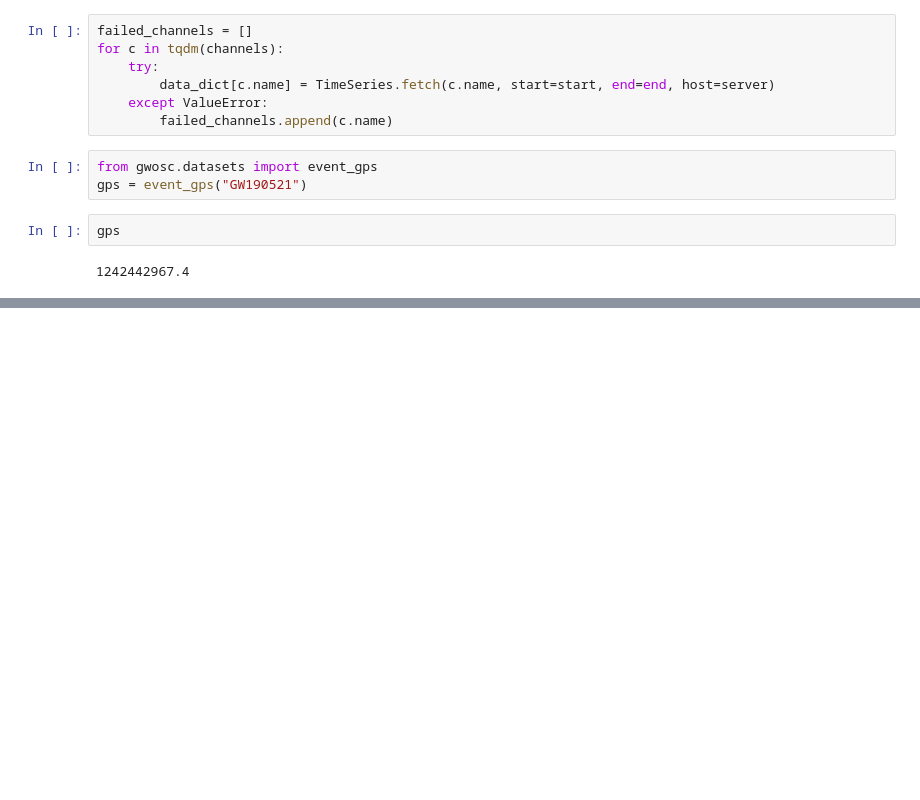
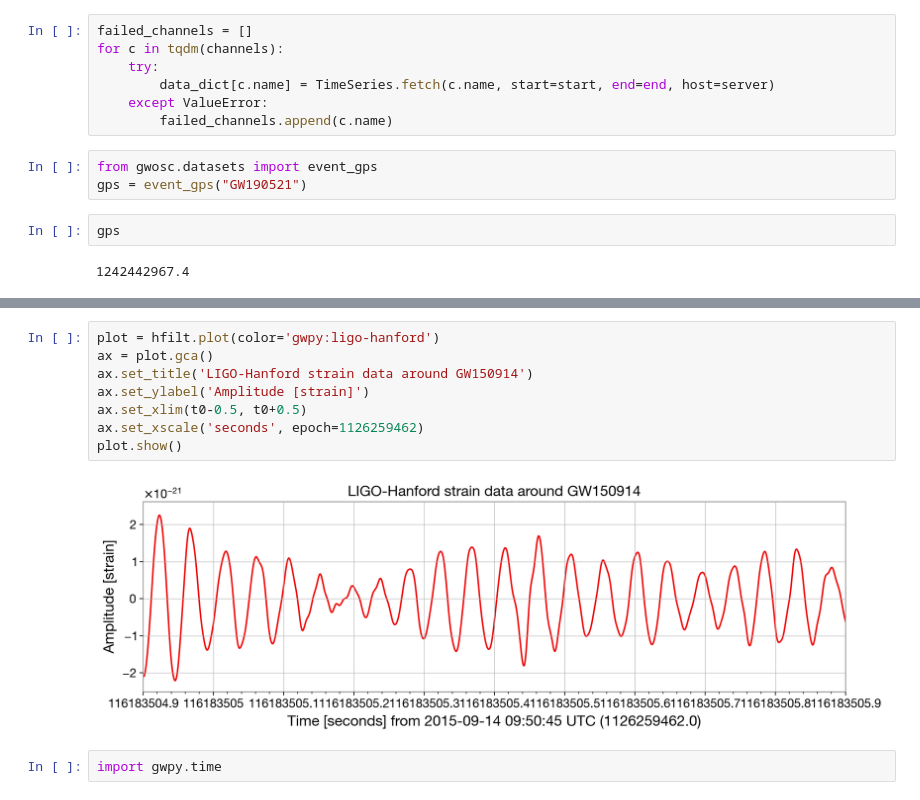
Before and after one commit to maxisi/gwtunes, a Jupyter notebook: plot_spectra.ipynb, the cells around one changed output, grey strips where cells are left out. Drawn from its saved outputs; the diff is of its cells as text; blank space fills up the shorter version.

```diff
--- a/plot_spectra.ipynb
+++ b/plot_spectra.ipynb
@@ -126,0 +160,12 @@ gps
+# %%
+plot = hfilt.plot(color='gwpy:ligo-hanford')
+ax = plot.gca()
+ax.set_title('LIGO-Hanford strain data around GW150914')
+ax.set_ylabel('Amplitude [strain]')
+ax.set_xlim(t0-0.5, t0+0.5)
+ax.set_xscale('seconds', epoch=1126259462)
+plot.show()
+# %% [output]
+[figure, added]
+# %%
+import gwpy.time
```
Also changed, not shown: parts of 10 cells of this notebook, 1 other file.
